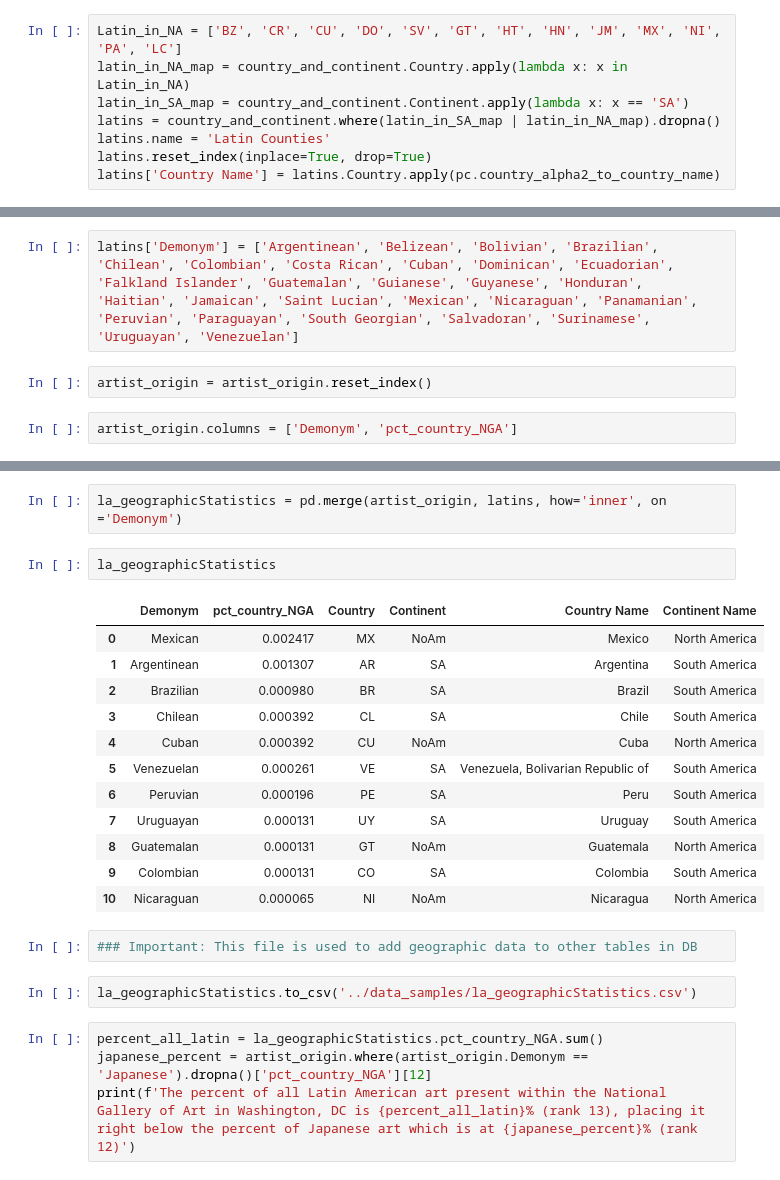
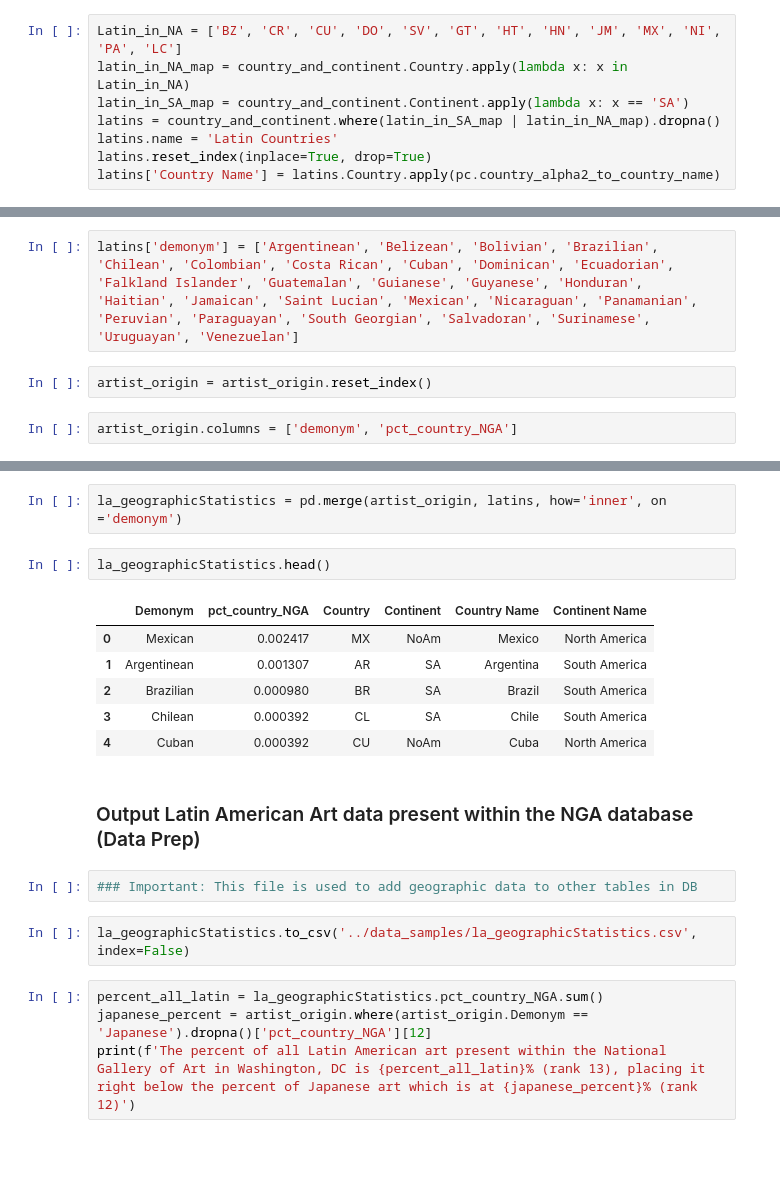
Before and after one commit to Bryan-Az/Art_and_Ai, a Jupyter notebook: scripts/extract_LaArt.ipynb, the cells around one changed output, grey strips where cells are left out. Cells and saved outputs as stored; diff of their text form; blank space fills up the shorter version.

```diff
--- a/scripts/extract_LaArt.ipynb
+++ b/scripts/extract_LaArt.ipynb
@@ -84,7 +84,7 @@ Latin_in_NA = ['BZ', 'CR', 'CU', 'DO', 'SV', 'GT', 'HT', 'HN', 'JM', 'MX', 'NI',
 latin_in_NA_map = country_and_continent.Country.apply(lambda x: x in Latin_in_NA)
 latin_in_SA_map = country_and_continent.Continent.apply(lambda x: x == 'SA')
 latins = country_and_continent.where(latin_in_SA_map | latin_in_NA_map).dropna()
-latins.name = 'Latin Counties'
+latins.name = 'Latin Countries'
 latins.reset_index(inplace=True, drop=True)
 latins['Country Name'] = latins.Country.apply(pc.country_alpha2_to_country_name)
 # %% [markdown]
@@ -112,8 +101,8 @@ latins
 # %%
 artist_origin.index = [x[0] for x in list(artist_origin.index)]
 # %%
-latins['Demonym'] = ['Argentinean', 'Belizean', 'Bolivian', 'Brazilian', 'Chilean', 'Colombian', 'Costa Rican', 'Cuban', 'Dominican', 'Ecuadorian', 'Falkland Islander', 'Guatemalan', 'Guianese', 'Guyanese', 'Honduran', 'Haitian', 'Jamaican', 'Saint Lucian', 'Mexican', 'Nicaraguan', 'Panamanian', 'Peruvian', 'Paraguayan', 'South Georgian', 'Salvadoran', 'Surinamese', 'Uruguayan', 'Venezuelan']
+latins['demonym'] = ['Argentinean', 'Belizean', 'Bolivian', 'Brazilian', 'Chilean', 'Colombian', 'Costa Rican', 'Cuban', 'Dominican', 'Ecuadorian', 'Falkland Islander', 'Guatemalan', 'Guianese', 'Guyanese', 'Honduran', 'Haitian', 'Jamaican', 'Saint Lucian', 'Mexican', 'Nicaraguan', 'Panamanian', 'Peruvian', 'Paraguayan', 'South Georgian', 'Salvadoran', 'Surinamese', 'Uruguayan', 'Venezuelan']
 # %%
 artist_origin = artist_origin.reset_index()
 # %%
-artist_origin.columns = ['Demonym', 'pct_country_NGA']
+artist_origin.columns = ['demonym', 'pct_country_NGA']
@@ -136,24 +109,20 @@ artist_origin
 # %%
-la_geographicStatistics = pd.merge(artist_origin, latins, how='inner', on ='Demonym')
+la_geographicStatistics = pd.merge(artist_origin, latins, how='inner', on ='demonym')
 # %%
-la_geographicStatistics
+la_geographicStatistics.head()
 # %% [output]
 |  | Demonym | pct_country_NGA | Country | Continent | Country Name | Continent Name |
 | 0 | Mexican | 0.002417 | MX | NoAm | Mexico | North America |
 | 1 | Argentinean | 0.001307 | AR | SA | Argentina | South America |
 | 2 | Brazilian | 0.000980 | BR | SA | Brazil | South America |
 | 3 | Chilean | 0.000392 | CL | SA | Chile | South America |
 | 4 | Cuban | 0.000392 | CU | NoAm | Cuba | North America |
-| 5 | Venezuelan | 0.000261 | VE | SA | Venezuela, Bolivarian Republic of | South America |
-| 6 | Peruvian | 0.000196 | PE | SA | Peru | South America |
-| 7 | Uruguayan | 0.000131 | UY | SA | Uruguay | South America |
-| 8 | Guatemalan | 0.000131 | GT | NoAm | Guatemala | North America |
-| 9 | Colombian | 0.000131 | CO | SA | Colombia | South America |
-| 10 | Nicaraguan | 0.000065 | NI | NoAm | Nicaragua | North America |
+# %% [markdown]
+### Output Latin American Art data present within the NGA database (Data Prep)
 # %%
 ### Important: This file is used to add geographic data to other tables in DB
 # %%
-la_geographicStatistics.to_csv('../data_samples/la_geographicStatistics.csv')
+la_geographicStatistics.to_csv('../data_samples/la_geographicStatistics.csv', index=False)
 # %%
 percent_all_latin = la_geographicStatistics.pct_country_NGA.sum()
 japanese_percent = artist_origin.where(artist_origin.Demonym == 'Japanese').dropna()['pct_country_NGA'][12]
```
Also changed, not shown: parts of 27 cells of this notebook, 11 other files.
